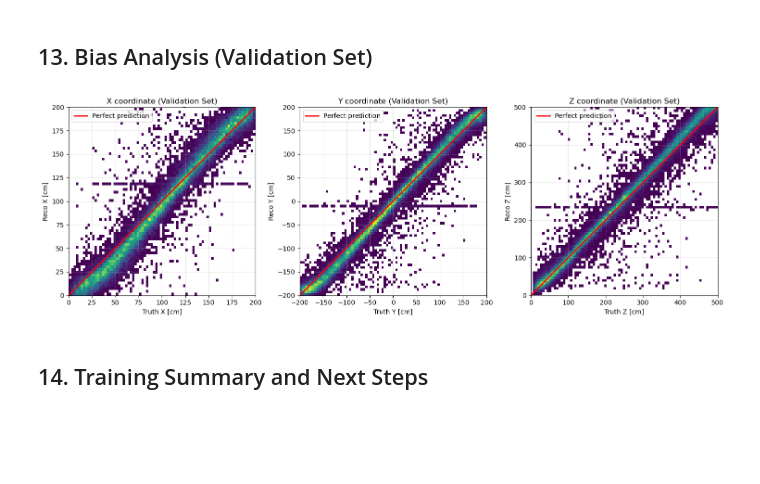
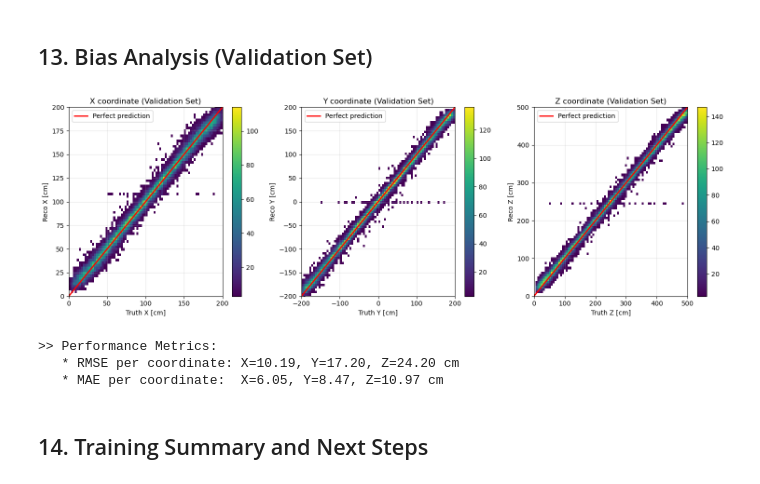
Before and after one commit to SBNSoftware/sbndcode, a Jupyter notebook: sbndcode/PosRecoCVN/training/PosRecoCNN_Training.ipynb, the cells around one changed output. Drawn from its saved outputs; the diff is of its cells as text; code cells hidden in the pictures; blank space fills up the shorter version.

```diff
--- a/sbndcode/PosRecoCVN/training/PosRecoCNN_Training.ipynb
+++ b/sbndcode/PosRecoCVN/training/PosRecoCNN_Training.ipynb
@@ -849,42 +830,53 @@ Z coordinate:
 # %%
 # Reconstructed vs Truth comparison plots
 fig, axs = plt.subplots(1, 3, figsize=(15, 5))
 coord_names = ['X', 'Y', 'Z']
 coord_limits = [(0, 200), (-200, 200), (0, 500)]
 
 for i, (coord, limits) in enumerate(zip(coord_names, coord_limits)):
-    hist, xedges, yedges = np.histogram2d(
-        y_val_original[:, i],
-        y_pred_original[:, i],
-        bins=ANALYSIS_CONFIG['reco_truth_comparison']['bins']
-    )
+  hist, xedges, yedges = np.histogram2d(
+   y_val_original[:, i],
+   y_pred_original[:, i],
+   bins=ANALYSIS_CONFIG['reco_truth_comparison']['bins']
+  )
 
-    hist_masked = np.ma.masked_equal(hist, 0)
+  hist_masked = np.ma.masked_where(hist <= 2, hist)
 
-    im = axs[i].pcolormesh(
-        xedges, yedges, hist_masked.T,
-        cmap=ANALYSIS_CONFIG['reco_truth_comparison']['cmap'],
-        shading='auto'
-    )
+  im = axs[i].pcolormesh(
+   xedges, yedges, hist_masked.T,
+   cmap=ANALYSIS_CONFIG['reco_truth_comparison']['cmap'],
+   shading='auto'
+  )
 
-    axs[i].plot(limits, limits, 'r-', linewidth=2, label='Perfect prediction')
-    axs[i].set_xlim(limits)
-    axs[i].set_ylim(limits)
-    axs[i].set_xlabel(f'Truth {coord} [cm]')
-    axs[i].set_ylabel(f'Reco {coord} [cm]')
-    axs[i].set_title(f'{coord} coordinate (Validation Set)')
-    axs[i].grid(True, alpha=0.3)
-    axs[i].legend()
+  # Agregar colorbar
+  plt.colorbar(im, ax=axs[i])
+
+  axs[i].plot(limits, limits, 'r-', linewidth=2, label='Perfect prediction')
+  axs[i].set_xlim(limits)
+  axs[i].set_ylim(limits)
+  axs[i].set_xlabel(f'Truth {coord} [cm]')
+  axs[i].set_ylabel(f'Reco {coord} [cm]')
+  axs[i].set_title(f'{coord} coordinate (Validation Set)')
+  axs[i].grid(True, alpha=0.3)
+  axs[i].legend()
 
 plt.tight_layout()
 plt.show()
 
 # Calculate and display performance metrics
 mse_per_coord = np.mean((y_pred_original - y_val_original)**2, axis=0)
 rmse_per_coord = np.sqrt(mse_per_coord)
 mae_per_coord = np.mean(np.abs(y_pred_original - y_val_original), axis=0)
+overall_rmse = np.sqrt(np.mean(rmse_per_coord**2))
+
+print(f">> Performance Metrics:")
+print(f"   * RMSE per coordinate: X={rmse_per_coord[0]:.2f}, Y={rmse_per_coord[1]:.2f}, Z={rmse_per_coord[2]:.2f} cm")
+print(f"   * MAE per coordinate:  X={mae_per_coord[0]:.2f}, Y={mae_per_coord[1]:.2f}, Z={mae_per_coord[2]:.2f} cm")
 # %% [output]
-[figure, old version]
+[figure, new version]
+>> Performance Metrics:
+   * RMSE per coordinate: X=10.19, Y=17.20, Z=24.20 cm
+   * MAE per coordinate:  X=6.05, Y=8.47, Z=10.97 cm
 # %% [markdown]
 ## 14. Training Summary and Next Steps
 # %%
```
Also changed, not shown: parts of 14 cells of this notebook, 6 other files.
